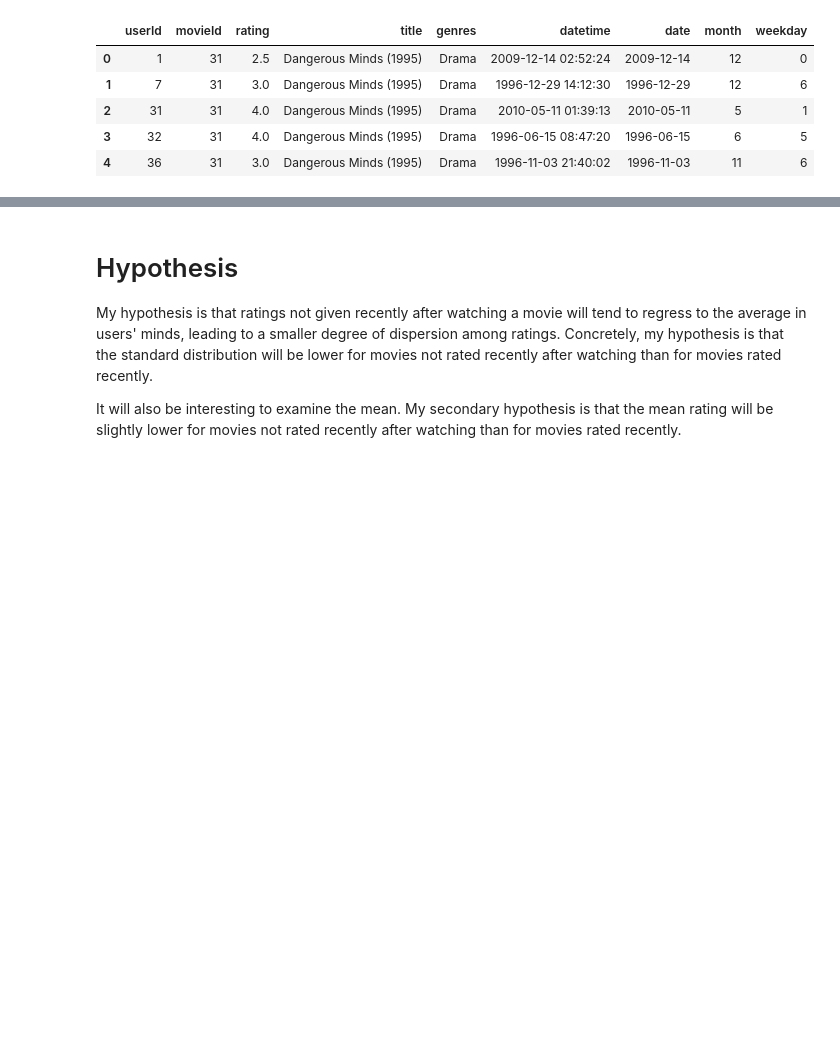
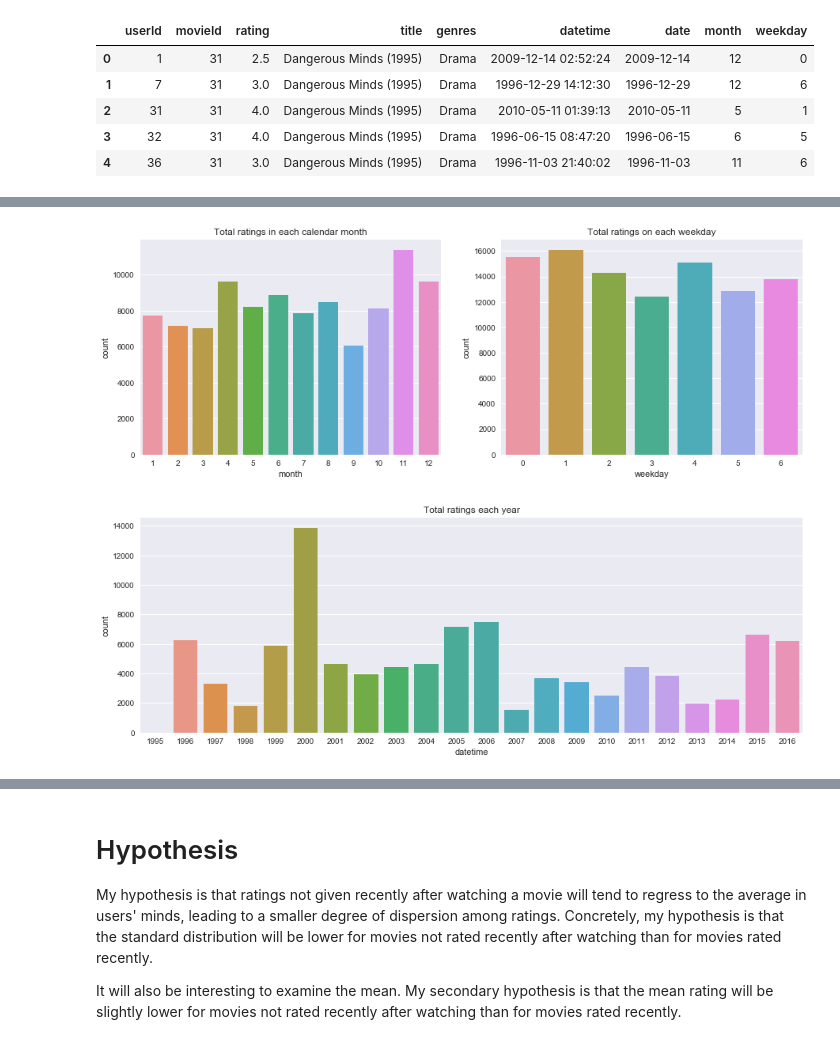
Before and after one commit to wwwslinger/drills, a Jupyter notebook: Thinkful/drills/capstone_1.ipynb, the cells around one changed output, grey strips where cells are left out. Cells and saved outputs as stored; diff of their text form; code cells hidden in the pictures; blank space fills up the shorter version.

```diff
--- a/Thinkful/drills/capstone_1.ipynb
+++ b/Thinkful/drills/capstone_1.ipynb
@@ -44,0 +61,18 @@ Examining the times at which the ratings are given, we can see that the dataset
+# %%
+plt.figure(figsize=(15,5))
+plt.subplot(121)
+sns.countplot("month", data=smallRatings_df)
+plt.title("Total ratings in each calendar month")
+
+plt.subplot(122)
+sns.countplot("weekday", data=smallRatings_df)
+plt.title("Total ratings on each weekday")
+plt.show()
+
+plt.figure(figsize=(15,5))
+sns.countplot(smallRatings_df["datetime"].dt.year)
+plt.title("Total ratings each year")
+plt.show()
+# %% [output]
+[figure, added]
+[figure, added]
```
Also changed, not shown: parts of 16 cells of this notebook.
